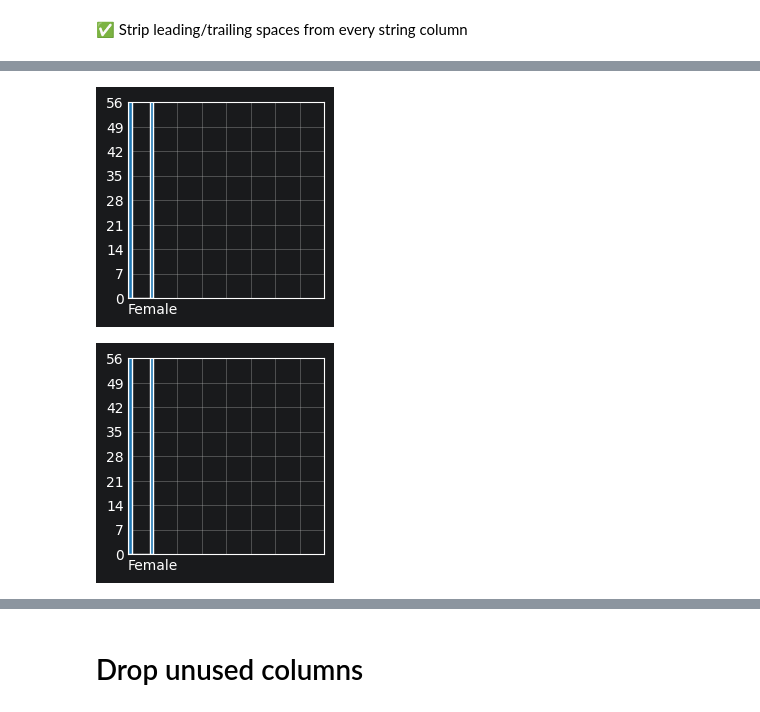
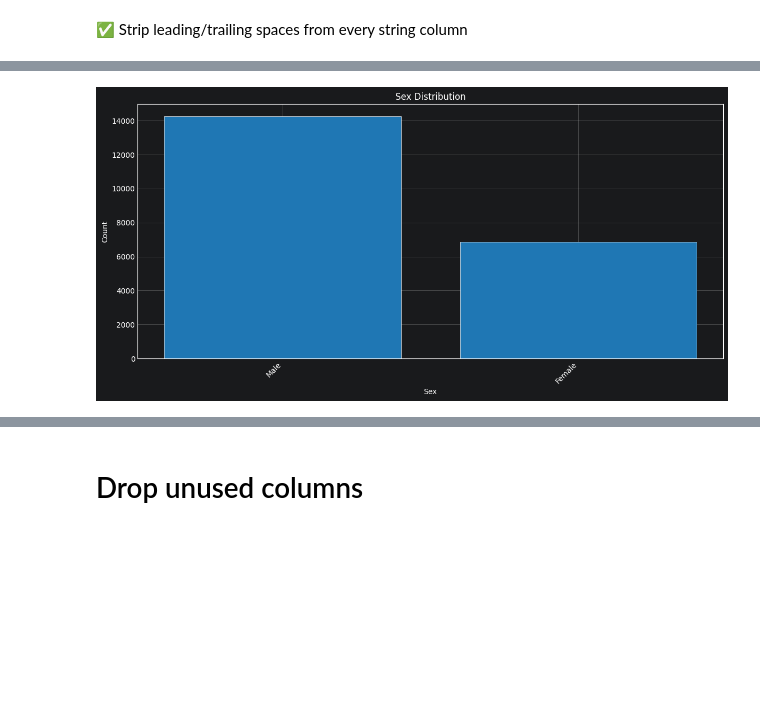
Before and after one commit to AhmadELHAWARY/CodeFather, a Jupyter notebook: CodeFatherrrrrrrrrrr.ipynb, the cells around one changed output, grey strips where cells are left out. Cells and saved outputs as stored; diff of their text form; code cells hidden in the pictures; blank space fills up the shorter version.

Commit message:
updated the visualization

```diff
--- a/CodeFatherrrrrrrrrrr.ipynb
+++ b/CodeFatherrrrrrrrrrr.ipynb
@@ -83,18 +78,21 @@ plt.show()
 # %%
 plt.style.use('_mpl-gallery')
 
 # plot:
-fig, ax = plt.subplots()
+fig, ax = plt.subplots(figsize=(12, 6))
 
-ax.hist(df_train['sex'], bins=8, linewidth=1, edgecolor="white")
+counts = df_train_before['sex'].value_counts()
+ax.bar(counts.index, counts.values, edgecolor="white", linewidth=0.5)
 
-ax.set(xlim=(0, 8), xticks=np.arange(1, 8),
-       ylim=(0, 56), yticks=np.linspace(0, 56, 9))
+plt.xticks(rotation=45, ha='right')
+plt.xlabel('Sex')
+plt.ylabel('Count')
+plt.title('Sex Distribution')
+plt.tight_layout()
 
 plt.show()
 # %% [output]
-[figure, old version]
+[figure, new version]
-[figure, removed]
 # %%
 plt.style.use('_mpl-gallery')
 
```
Also changed, not shown: parts of 7 cells of this notebook.
